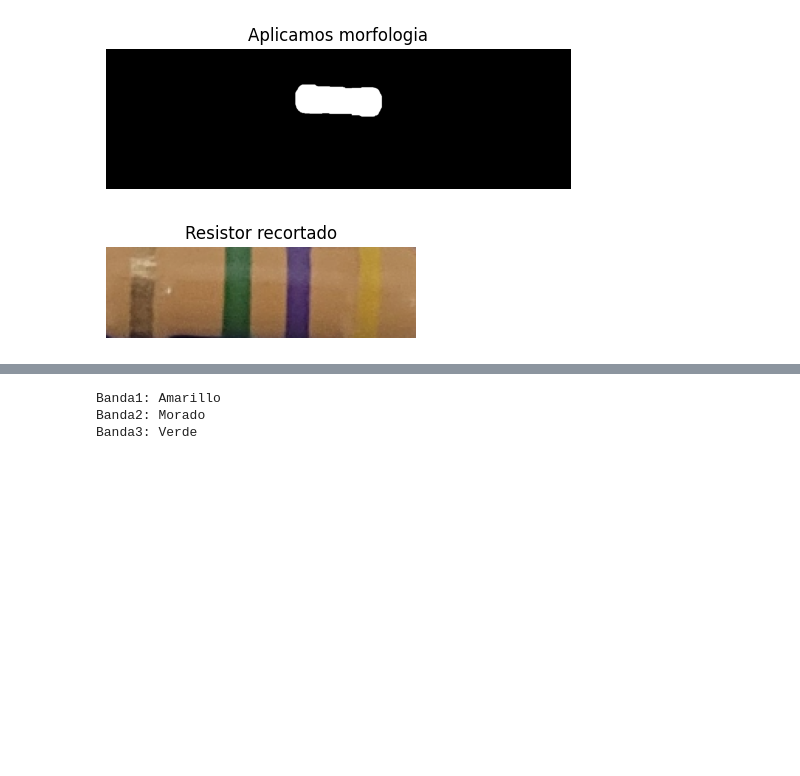
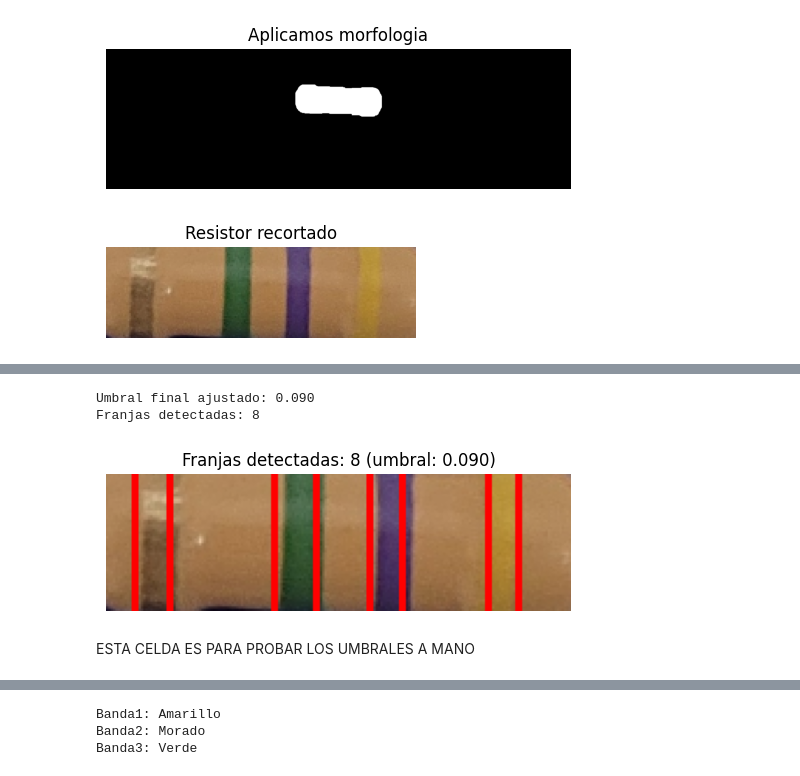
Before and after one commit to Kabarou/TP2-PDI-, a Jupyter notebook: item_c.ipynb, the cells around one changed output, grey strips where cells are left out. Drawn from its saved outputs; the diff is of its cells as text; code cells hidden in the pictures; blank space fills up the shorter version.

```diff
--- a/item_c.ipynb
+++ b/item_c.ipynb
@@ -85 +103,76 @@ plt.show()
+# %%
+# Parámetros
+min_dist = 10          # distancia mínima entre franjas
+umbral_inicial = 0.06   # umbral inicial como porcentaje del máximo gradiente
+umbral_max = 0.5       # umbral máximo permitido
+umbral_min = 0.05      # umbral mínimo permitido
+paso_umbral = 0.005     # cuánto sube o baja el umbral en cada iteración
+num_bordes_esperado = 8  # número esperado de franjas (ejemplo)
+
+# 1. Convertimos a escala de grises
+#gray = cv2.cvtColor(resized_roi, cv2.COLOR_BGR2GRAY)
+
+# 2. Calculamos el promedio de intensidad por columna (perfil vertical)
+perfil = np.mean(sobelx, axis=0)
+
+# 3. Derivamos el perfil para detectar bordes verticales (gradientes)
+gradiente = np.abs(np.diff(perfil))
+
+
+# Variables para el bucle
+umbral = umbral_inicial
+franjas = []
+iteracion = 0
+max_iter = 30
+
+while iteracion < max_iter:
+    # Umbral final como valor absoluto
+    umbral_val = umbral * np.max(gradiente)
+
+    # Detectamos picos sobre umbral
+    picos = np.where(gradiente > umbral_val)[0]
+
+    # Filtramos bordes muy cercanos
+    franjas = []
+    for pico in picos:
+        if len(franjas) == 0 or (pico - franjas[-1] > min_dist):
+            franjas.append(pico)
+
+    # Cantidad de franjas detectadas
+    num_franjas = len(franjas)
+
+    # Comparamos con el número esperado
+    if num_franjas == num_bordes_esperado:
+            break
+    elif num_franjas > num_bordes_esperado:
+        umbral += paso_umbral  # suba el umbral para detectar menos franjas
+        if umbral > umbral_max:
+            umbral = umbral_max
+            break
+    else:
+        # número correcto o aceptable de franjas detectadas
+        break
+
+    iteracion += 1
+
+print(f"Umbral final ajustado: {umbral:.3f}")
+print(f"Franjas detectadas: {len(franjas)}")
+
+# Dibujamos los bordes detectados sobre la imagen
+img_franjas = resized_roi_rgb.copy()
+for x in franjas:
+    cv2.line(img_franjas, (x, 0), (x, img_franjas.shape[0]), (255, 0, 0), 2)
+
+# Mostrar imagen con franjas detectadas
+plt.figure(figsize=(6, 4))
+plt.imshow(img_franjas)
+plt.title(f'Franjas detectadas: {len(franjas)} (umbral: {umbral:.3f})')
+plt.axis('off')
+plt.show()
+# %% [output]
+Umbral final ajustado: 0.090
+Franjas detectadas: 8
+[figure, added]
+# %% [markdown]
+ESTA CELDA ES PARA PROBAR LOS UMBRALES A MANO
 # %%
```
Also changed, not shown: parts of 7 cells of this notebook.
